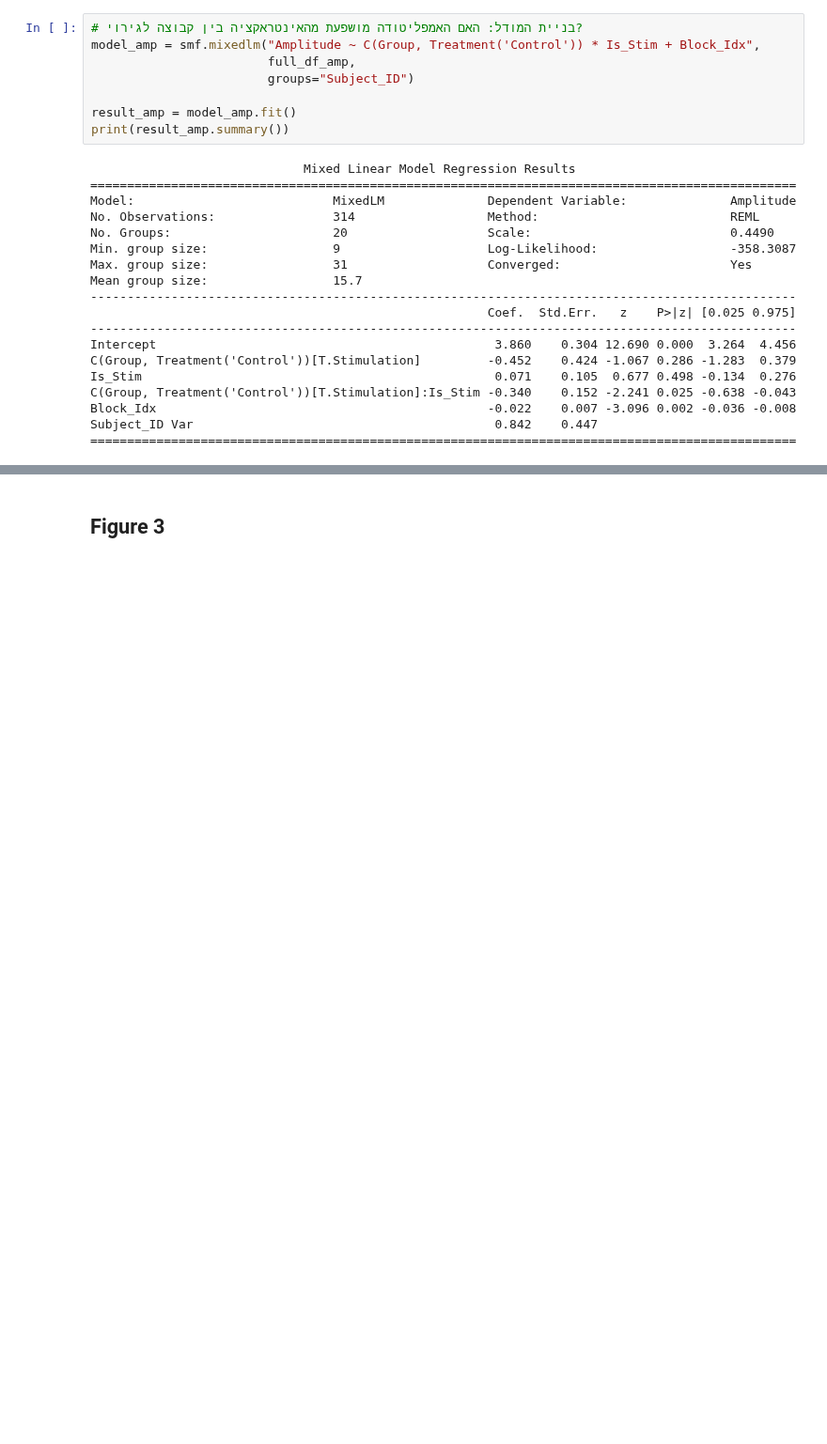
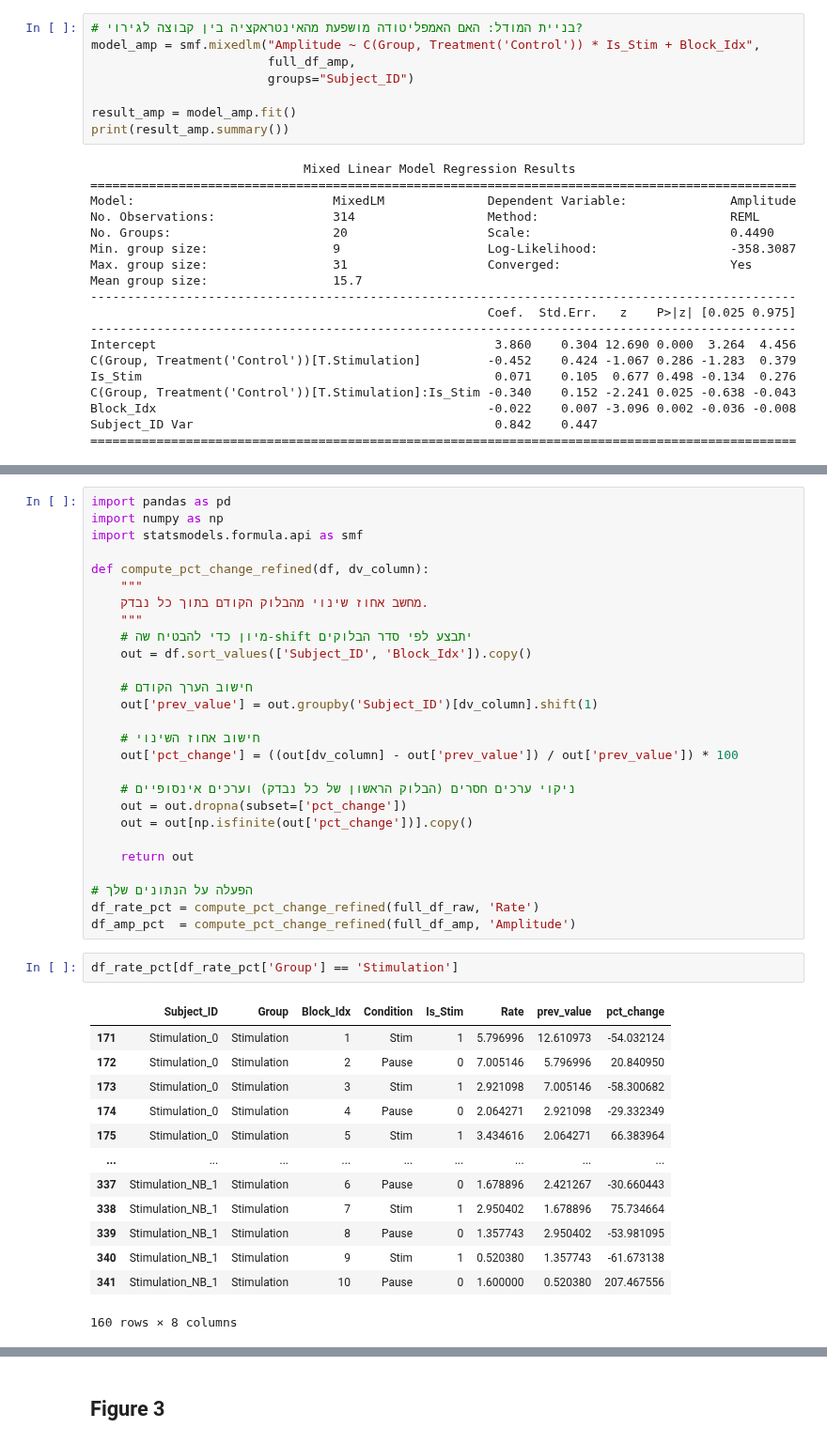
Before and after one commit to Falach/spikes_stim, a Jupyter notebook: paper/final_figuresV2.ipynb, the cells around one changed output, grey strips where cells are left out. Shown at 94% size. Saved outputs shown, nothing was run; the diff lists cells and outputs as text; blank space fills up the shorter version.

```diff
--- a/paper/final_figuresV2.ipynb
+++ b/paper/final_figuresV2.ipynb
@@ -1832,0 +2023,43 @@ Group Var                                              1.019    0.487
+# %%
+import pandas as pd
+import numpy as np
+import statsmodels.formula.api as smf
+
+def compute_pct_change_refined(df, dv_column):
+    """
+    מחשב אחוז שינוי מהבלוק הקודם בתוך כל נבדק.
+    """
+    # מיון כדי להבטיח שה-shift יתבצע לפי סדר הבלוקים
+    out = df.sort_values(['Subject_ID', 'Block_Idx']).copy()
+
+    # חישוב הערך הקודם
+    out['prev_value'] = out.groupby('Subject_ID')[dv_column].shift(1)
+
+    # חישוב אחוז השינוי
+    out['pct_change'] = ((out[dv_column] - out['prev_value']) / out['prev_value']) * 100
+
+    # ניקוי ערכים חסרים (הבלוק הראשון של כל נבדק) וערכים אינסופיים
+    out = out.dropna(subset=['pct_change'])
+    out = out[np.isfinite(out['pct_change'])].copy()
+
+    return out
+
+# הפעלה על הנתונים שלך
+df_rate_pct = compute_pct_change_refined(full_df_raw, 'Rate')
+df_amp_pct  = compute_pct_change_refined(full_df_amp, 'Amplitude')
+# %%
+df_rate_pct[df_rate_pct['Group'] == 'Stimulation']
+# %% [output]
+|  | Subject_ID | Group | Block_Idx | Condition | Is_Stim | Rate | prev_value | pct_change |
+| 171 | Stimulation_0 | Stimulation | 1 | Stim | 1 | 5.796996 | 12.610973 | -54.032124 |
+| 172 | Stimulation_0 | Stimulation | 2 | Pause | 0 | 7.005146 | 5.796996 | 20.840950 |
+| 173 | Stimulation_0 | Stimulation | 3 | Stim | 1 | 2.921098 | 7.005146 | -58.300682 |
+| 174 | Stimulation_0 | Stimulation | 4 | Pause | 0 | 2.064271 | 2.921098 | -29.332349 |
+| 175 | Stimulation_0 | Stimulation | 5 | Stim | 1 | 3.434616 | 2.064271 | 66.383964 |
+| ... | ... | ... | ... | ... | ... | ... | ... | ... |
+| 337 | Stimulation_NB_1 | Stimulation | 6 | Pause | 0 | 1.678896 | 2.421267 | -30.660443 |
+| 338 | Stimulation_NB_1 | Stimulation | 7 | Stim | 1 | 2.950402 | 1.678896 | 75.734664 |
+| 339 | Stimulation_NB_1 | Stimulation | 8 | Pause | 0 | 1.357743 | 2.950402 | -53.981095 |
+| 340 | Stimulation_NB_1 | Stimulation | 9 | Stim | 1 | 0.520380 | 1.357743 | -61.673138 |
+| 341 | Stimulation_NB_1 | Stimulation | 10 | Pause | 0 | 1.600000 | 0.520380 | 207.467556 |
+160 rows × 8 columns
```
Also changed, not shown: parts of 26 cells of this notebook.
